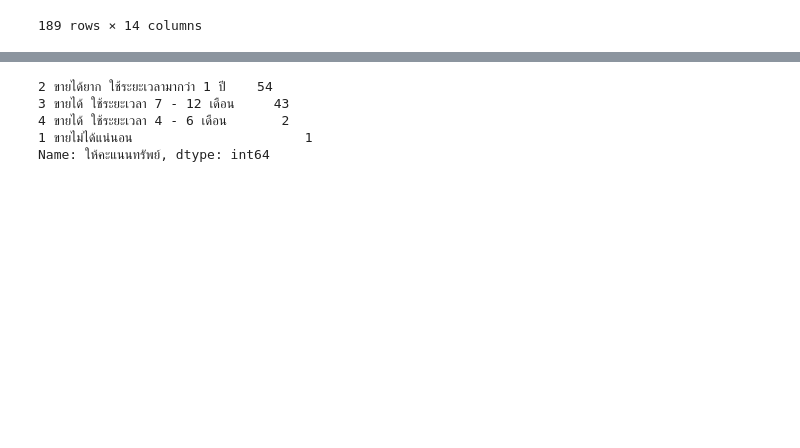
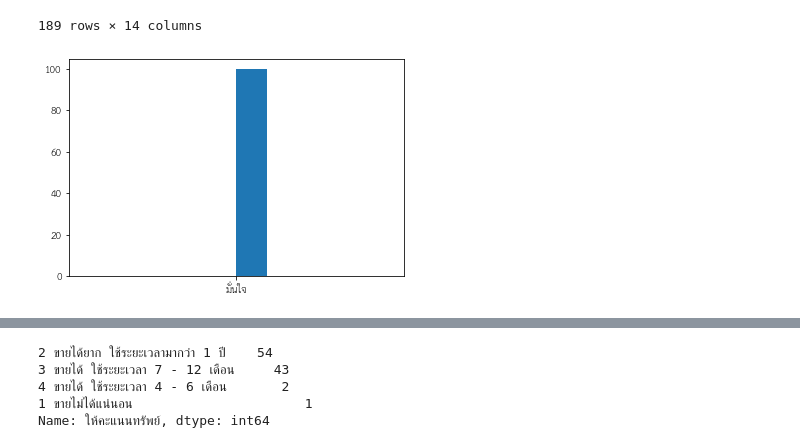
Before and after one commit to Aomaphisara/bsc_dpdm22, a Jupyter notebook: [dataprep1].ipynb, the cells around one changed output, grey strips where cells are left out. Cells and saved outputs as stored; diff of their text form; code cells hidden in the pictures; blank space fills up the shorter version.

```diff
--- a/[dataprep1].ipynb
+++ b/[dataprep1].ipynb
@@ -106,3 +93,8 @@ est111
 | 188 | 2 | https://nayoo.co/khonkaen/posts/31 | บ้านเดี่ยว | มั่นใจ | 4000000.0 | 3900000.0 | ... |
 | 189 | 2 | https://nayoo.co/khonkaen/posts/570 | บ้านเดี่ยว | มั่นใจ | 1375000.0 | 1400000.0 | ... |
 189 rows × 14 columns
+# %%
+!wget -q https://github.com/Phonbopit/sarabun-webfont/raw/master/fonts/thsarabunnew-webfont.ttf
+import matplotlib as mpl
+mpl.font_manager.fontManager.addfont('thsarabunnew-webfont.ttf')
+mpl.rc('font', family='TH Sarabun New')
@@ -108,0 +103,4 @@ est111
+# %%
+ret1_conf = plt.hist(est1['ความมั่นใจในการเมินราคาทรัพย์'])
+# %% [output]
+[figure, added]
```
Also changed, not shown: parts of 82 cells of this notebook.
